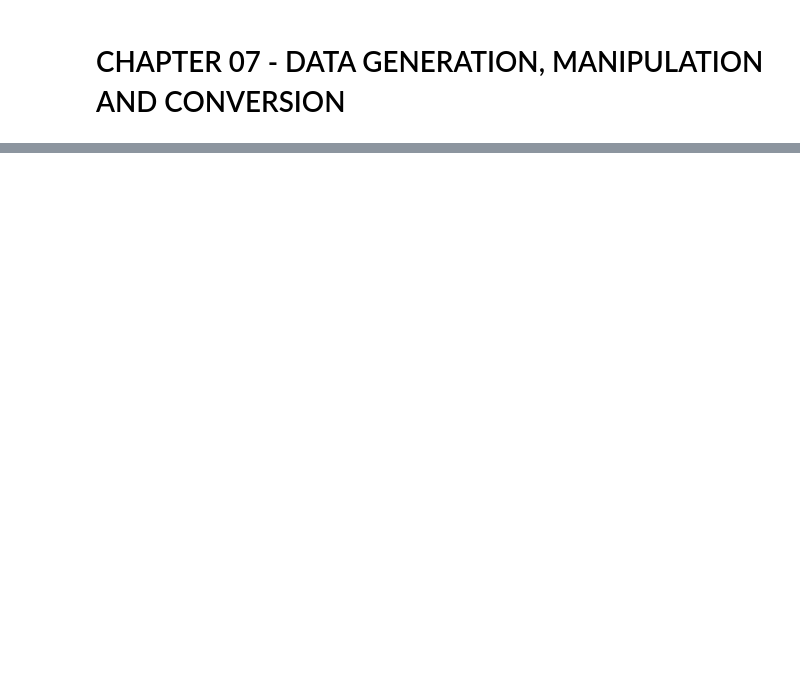
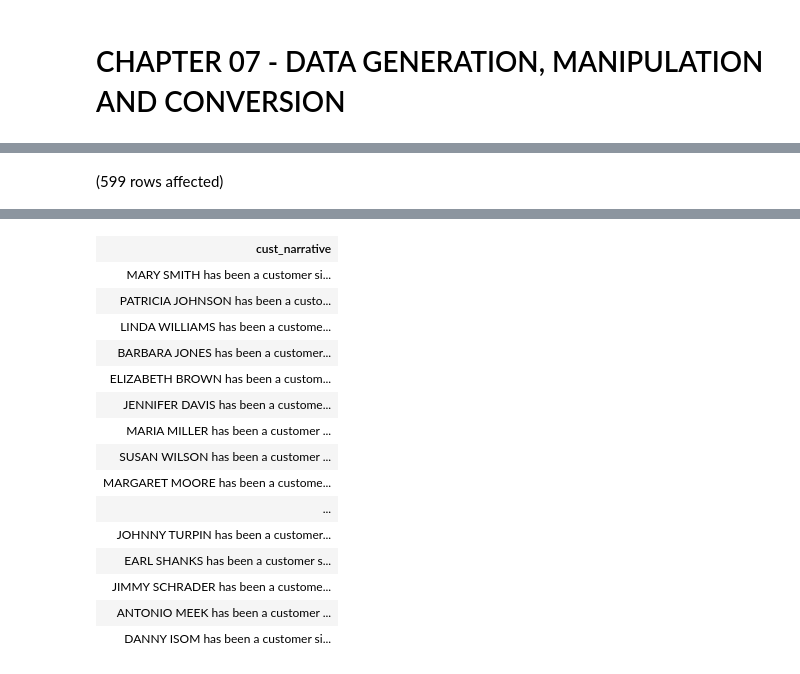
Before and after one commit to ferreira-mr/livroLearningSQL_AlanBeaulieu, a Jupyter notebook: chapter07_DataGenerationManipulationAndConversion.ipynb, the cells around one changed output, grey strips where cells are left out. Saved outputs shown, nothing was run; the diff lists cells and outputs as text; code cells hidden in the pictures; blank space fills up the shorter version.

```diff
--- a/chapter07_DataGenerationManipulationAndConversion.ipynb
+++ b/chapter07_DataGenerationManipulationAndConversion.ipynb
@@ -27,0 +3,6 @@ Total execution time: 00:00:00.017
+# %%
+SELECT concat(first_name, ' ', last_name,
+              ' has been a customer since ', CONVERT(DATE, create_date)) cust_narrative
+FROM customer;
+# %% [output]
+(599 rows affected)
@@ -27,0 +10,16 @@ Total execution time: 00:00:00.017
+| cust_narrative |
+| MARY SMITH has been a customer si... |
+| PATRICIA JOHNSON has been a custo... |
+| LINDA WILLIAMS has been a custome... |
+| BARBARA JONES has been a customer... |
+| ELIZABETH BROWN has been a custom... |
+| JENNIFER DAVIS has been a custome... |
+| MARIA MILLER has been a customer ... |
+| SUSAN WILSON has been a customer ... |
+| MARGARET MOORE has been a custome... |
+| ... |
+| JOHNNY TURPIN has been a customer... |
+| EARL SHANKS has been a customer s... |
+| JIMMY SCHRADER has been a custome... |
+| ANTONIO MEEK has been a customer ... |
+| DANNY ISOM has been a customer si... |
```
Also changed, not shown: parts of 29 cells of this notebook.
